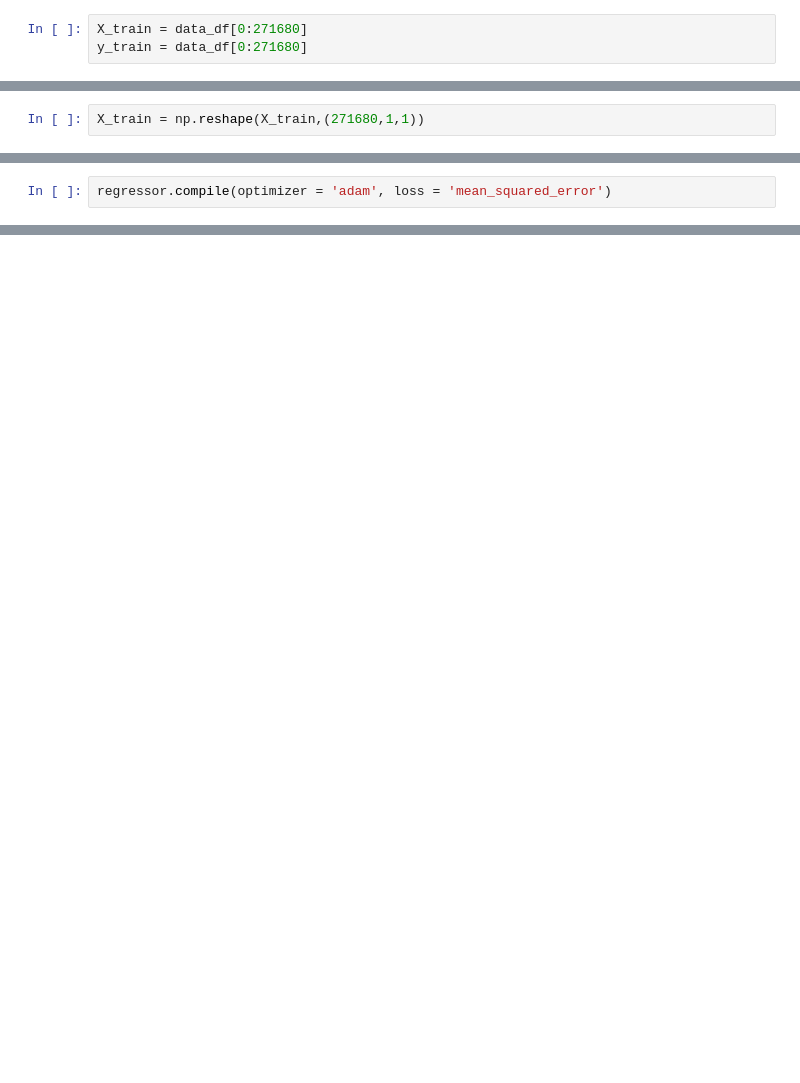
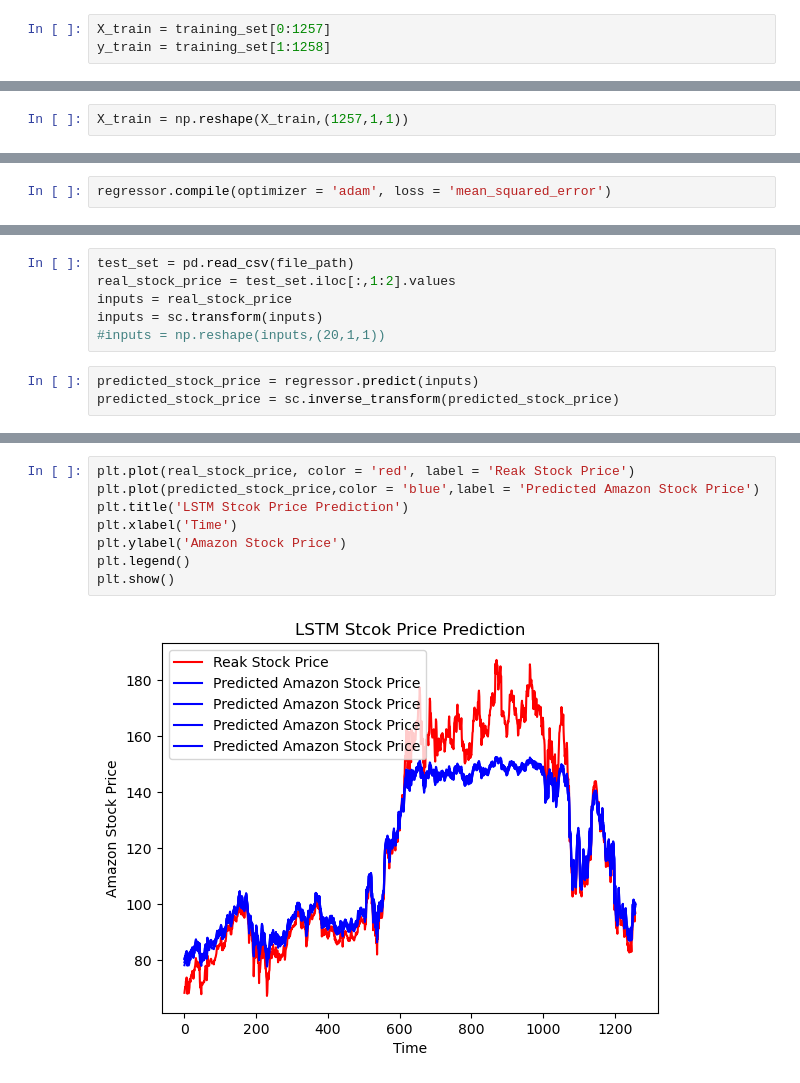
Before and after one commit to Harvinlong/Final-Project, a Jupyter notebook: LSTM_Stock_Price_Analysis.ipynb, the cells around one changed output, grey strips where cells are left out. Cells and saved outputs as stored; diff of their text form; blank space fills up the shorter version.

```diff
--- a/LSTM_Stock_Price_Analysis.ipynb
+++ b/LSTM_Stock_Price_Analysis.ipynb
@@ -37,3 +67,3 @@ data_df = sc.fit_transform(data)
 # %%
-X_train = data_df[0:271680]
-y_train = data_df[0:271680]
+X_train = training_set[0:1257]
+y_train = training_set[1:1258]
@@ -40,2 +80,2 @@ y_train = data_df[0:271680]
 # %%
-X_train = np.reshape(X_train,(271680,1,1))
+X_train = np.reshape(X_train,(1257,1,1))
@@ -74,0 +111,9 @@ KeyboardInterrupt:
+# %%
+test_set = pd.read_csv(file_path)
+real_stock_price = test_set.iloc[:,1:2].values
+inputs = real_stock_price
+inputs = sc.transform(inputs)
+#inputs = np.reshape(inputs,(20,1,1))
+# %%
+predicted_stock_price = regressor.predict(inputs)
+predicted_stock_price = sc.inverse_transform(predicted_stock_price)
@@ -74,0 +122,10 @@ KeyboardInterrupt:
+# %%
+plt.plot(real_stock_price, color = 'red', label = 'Reak Stock Price')
+plt.plot(predicted_stock_price,color = 'blue',label = 'Predicted Amazon Stock Price')
+plt.title('LSTM Stcok Price Prediction')
+plt.xlabel('Time')
+plt.ylabel('Amazon Stock Price')
+plt.legend()
+plt.show()
+# %% [output]
+[figure, added]
```
Also changed, not shown: parts of 11 cells of this notebook.
